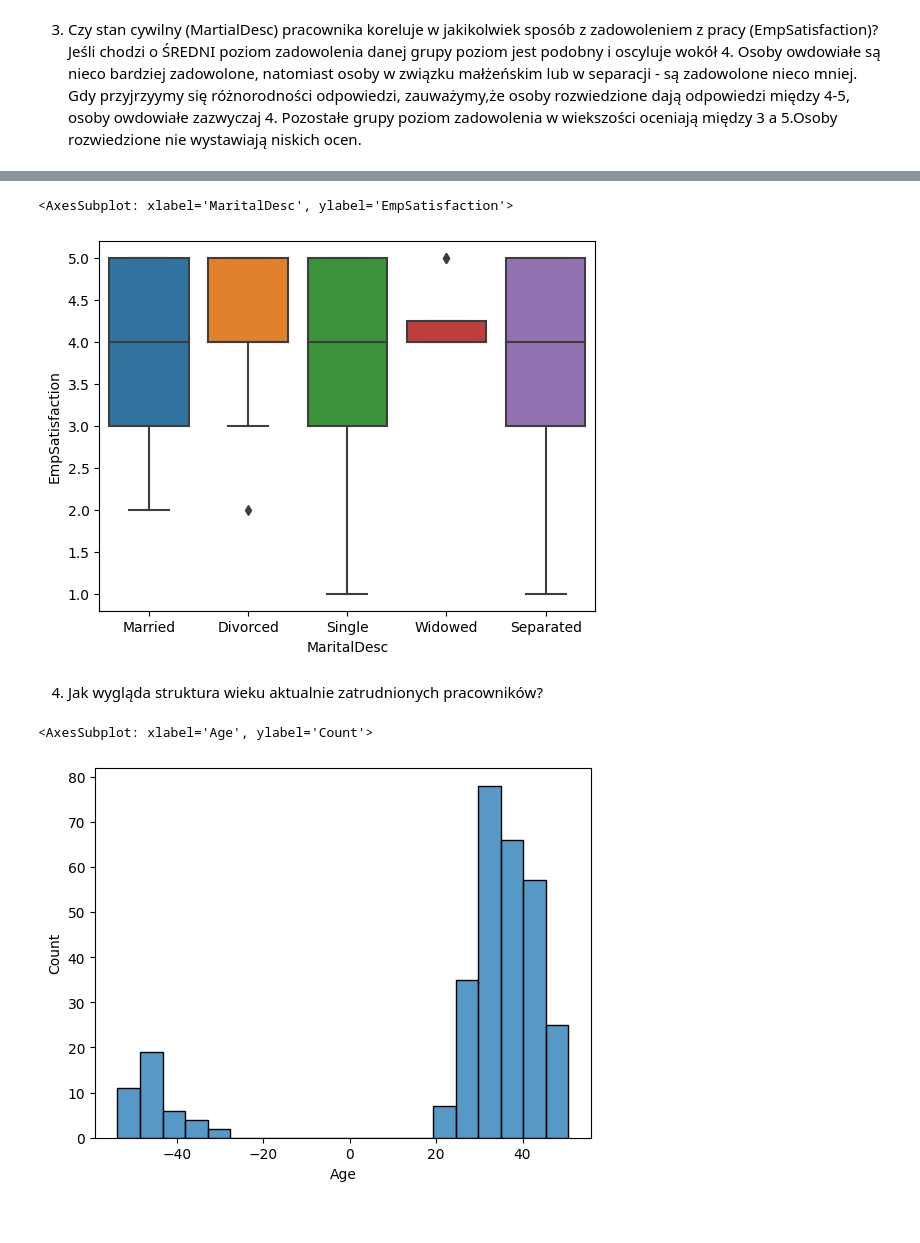
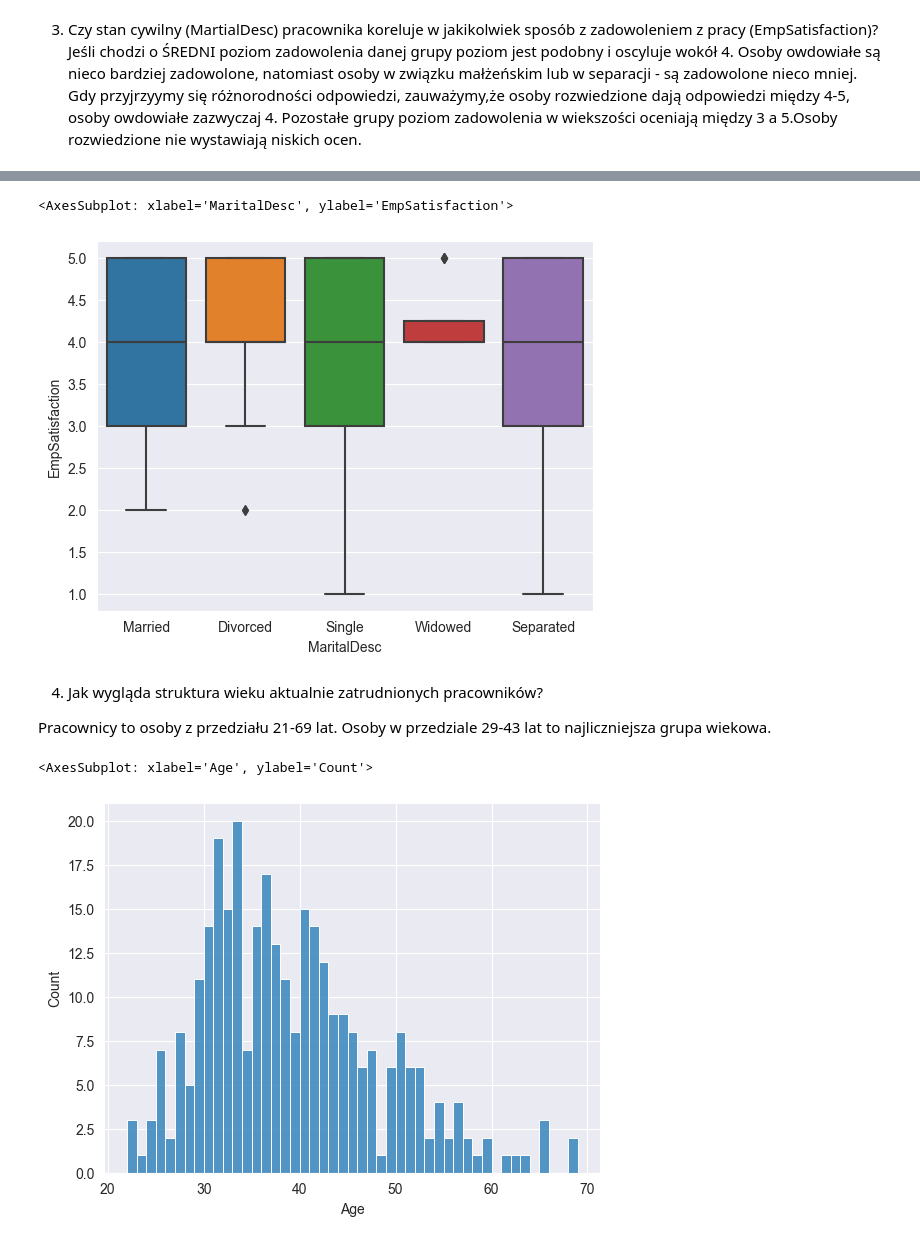
Before and after one commit to kulkaHD/repozytorium-Hani, a Jupyter notebook: zadanie_9.2.ipynb, the cells around one changed output, grey strips where cells are left out. Drawn from its saved outputs; the diff is of its cells as text; code cells hidden in the pictures.

```diff
--- a/zadanie_9.2.ipynb
+++ b/zadanie_9.2.ipynb
@@ -4,8 +4,12 @@ import numpy as np
 import matplotlib.pyplot as plt
 import seaborn as sns
 import datetime as dt
+
+sns.set_style('darkgrid')
 # %%
 df = pd.read_csv('HRDataset.csv')
+df.drop(['LastPerformanceReview_Date','DaysLateLast30'],axis=1,inplace=True)
+df.dropna(thresh=2,inplace=True)
 pd.set_option('display.max_columns', None)
 df.head()
 # %% [output]
@@ -39,6 +43,14 @@ axes.legend(loc=(1.05,0.0))
 # %%
 import datetime as dt
 df['DOB'] = pd.to_datetime(df['DOB'],format='%m/%d/%y')
+
+# Funkcja potrzebna do niepoprawnej konwersji lat sprzed 1970 roku. Lata sprzed 1970 konwertują sie w Pandas na sto lat więcej.
+
+def days_of_future_past(date,chk_y=dt.datetime(2019,9,27).year):
+    return date.replace(year=date.year-100) if date.year > chk_y else date
+df['DOB'] = pd.to_datetime(df['DOB'],format='%m/%d/%y').map(days_of_future_past)
+
+
 df['DateofTermination'] = pd.to_datetime(df['DateofTermination'],format='%m/%d/%y')
 df['DateofHire'] = pd.to_datetime(df['DateofHire'],format='%m/%d/%Y')
 
@@ -86,9 +98,12 @@ sns.barplot(x='MaritalDesc',y='EmpSatisfaction',data=df,estimator=np.median)
 sns.boxplot(x='MaritalDesc',y='EmpSatisfaction',data=df)
 # %% [output]
 <AxesSubplot: xlabel='MaritalDesc', ylabel='EmpSatisfaction'>
-[figure, old version]
+[figure, new version]
 # %% [markdown]
 4. Jak wygląda struktura wieku aktualnie zatrudnionych pracowników?
+
+Pracownicy to osoby z przedziału 21-69 lat.
+Osoby w przedziale 29-43 lat to najliczniejsza grupa wiekowa.
 # %%
 def count_age(row):
 
@@ -97,10 +112,11 @@ def count_age(row):
     else:
         end_date = row['DateofTermination']
 
-    return (end_date - row['DOB'])/np.timedelta64(1,'Y')
-df['Age'] = df.apply(lambda row: count_age(row),axis=1).round(2)
+    return round((end_date - row['DOB'])/np.timedelta64(1,'Y'),0)
+df['Age'] = df.apply(lambda row: count_age(row),axis=1)
+df = df.astype({'Age':'int'})
 # %%
-sns.histplot(x='Age',data=df,bins=20)
+sns.histplot(x='Age',data=df,binwidth=1)
 # %% [output]
 <AxesSubplot: xlabel='Age', ylabel='Count'>
-[figure, old version]
+[figure, new version]
```
Also changed, not shown: parts of 13 cells of this notebook.
